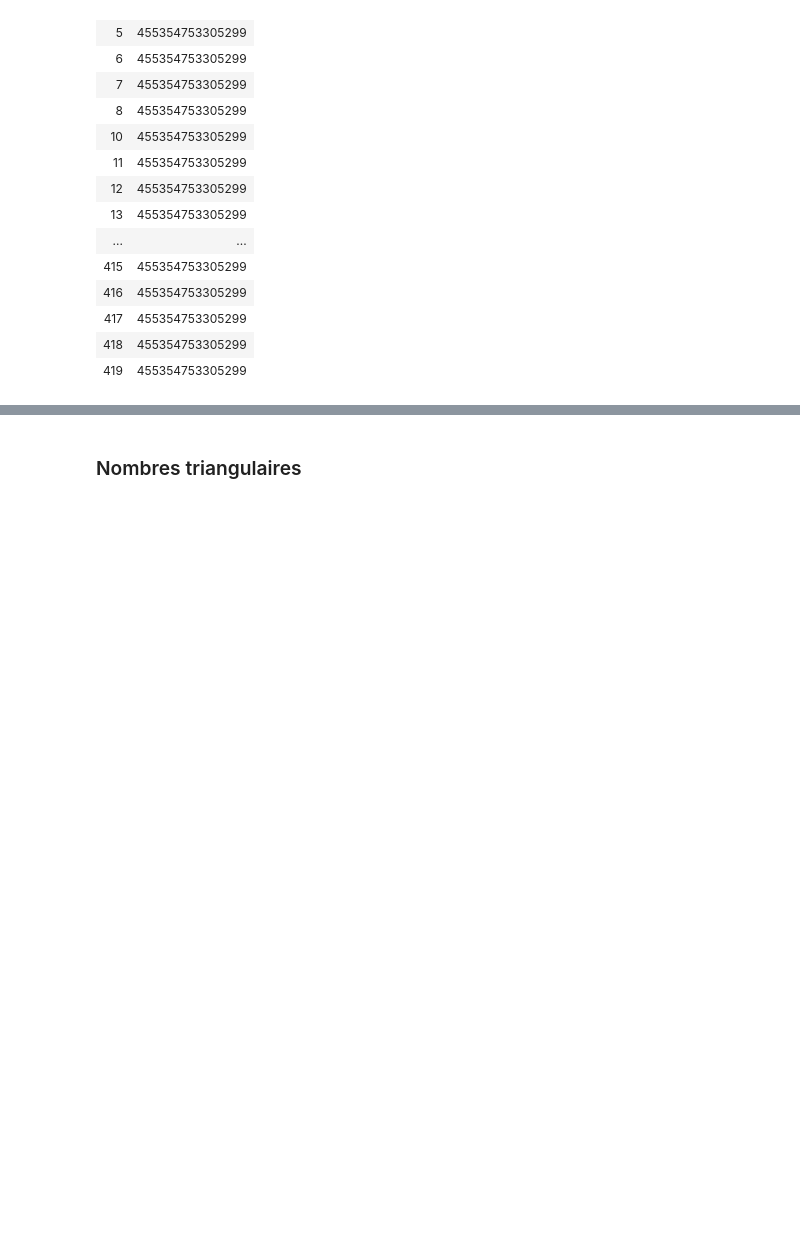
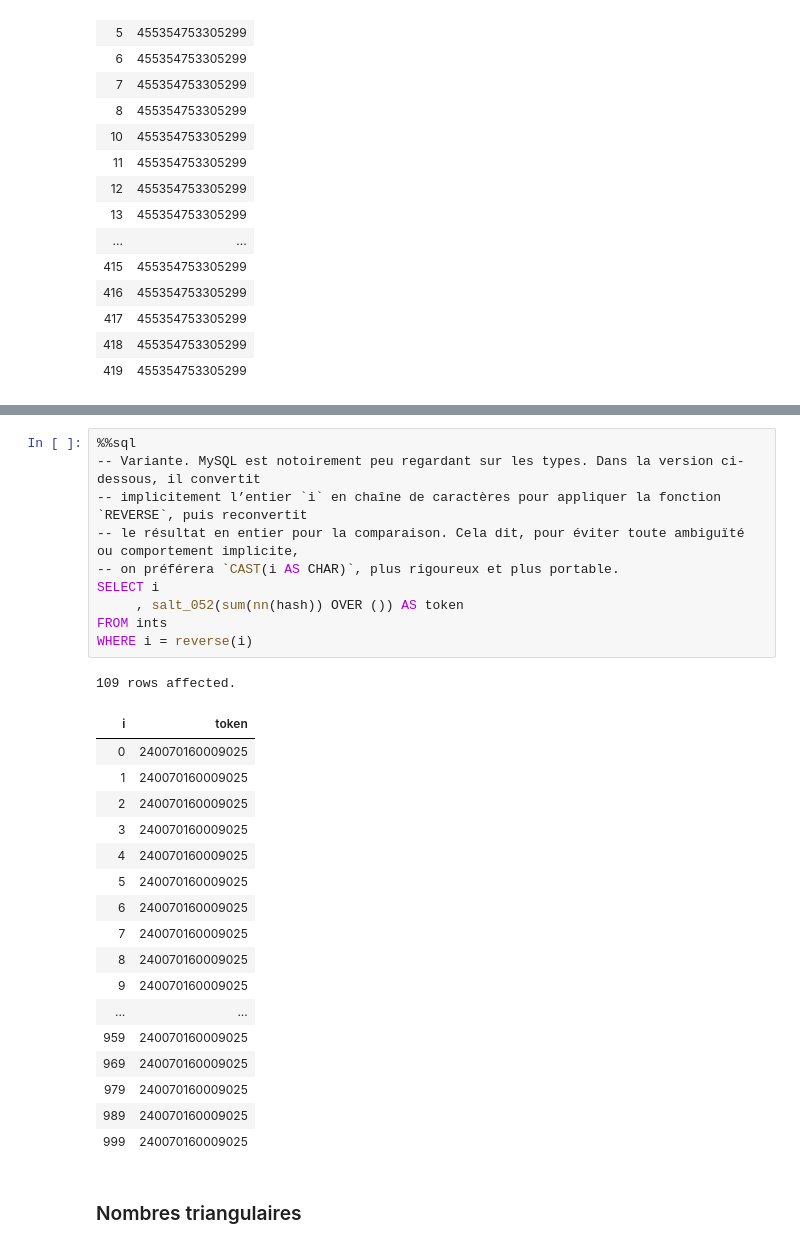
Before and after one commit to laowantong/sqlab_ints, a Jupyter notebook: ints.ipynb, the cells around one changed output, grey strips where cells are left out. Saved outputs shown, nothing was run; the diff lists cells and outputs as text; blank space fills up the shorter version.

```diff
--- a/ints.ipynb
+++ b/ints.ipynb
@@ -183,3 +221,32 @@ WHERE sqrt(i) % 1 != 0
+# %%
+%%sql
+-- Variante. MySQL est notoirement peu regardant sur les types. Dans la version ci-dessous, il convertit
+-- implicitement l’entier `i` en chaîne de caractères pour appliquer la fonction `REVERSE`, puis reconvertit
+-- le résultat en entier pour la comparaison. Cela dit, pour éviter toute ambiguïté ou comportement implicite,
+-- on préférera `CAST(i AS CHAR)`, plus rigoureux et plus portable.
+SELECT i
+     , salt_052(sum(nn(hash)) OVER ()) AS token
+FROM ints
+WHERE i = reverse(i)
+# %% [output]
+109 rows affected.
+| i | token |
+| 0 | 240070160009025 |
+| 1 | 240070160009025 |
+| 2 | 240070160009025 |
+| 3 | 240070160009025 |
+| 4 | 240070160009025 |
+| 5 | 240070160009025 |
+| 6 | 240070160009025 |
+| 7 | 240070160009025 |
+| 8 | 240070160009025 |
+| 9 | 240070160009025 |
+| ... | ... |
+| 959 | 240070160009025 |
+| 969 | 240070160009025 |
+| 979 | 240070160009025 |
+| 989 | 240070160009025 |
+| 999 | 240070160009025 |
 # %% [markdown]
 ### Nombres triangulaires
 # %% [markdown]
```
Also changed, not shown: parts of 101 cells of this notebook, 13 other files.
